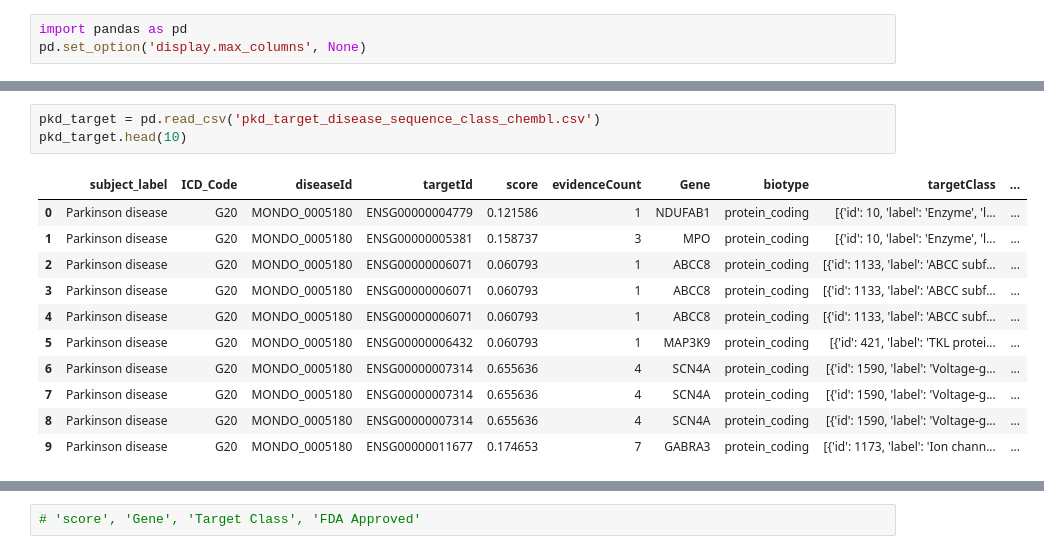
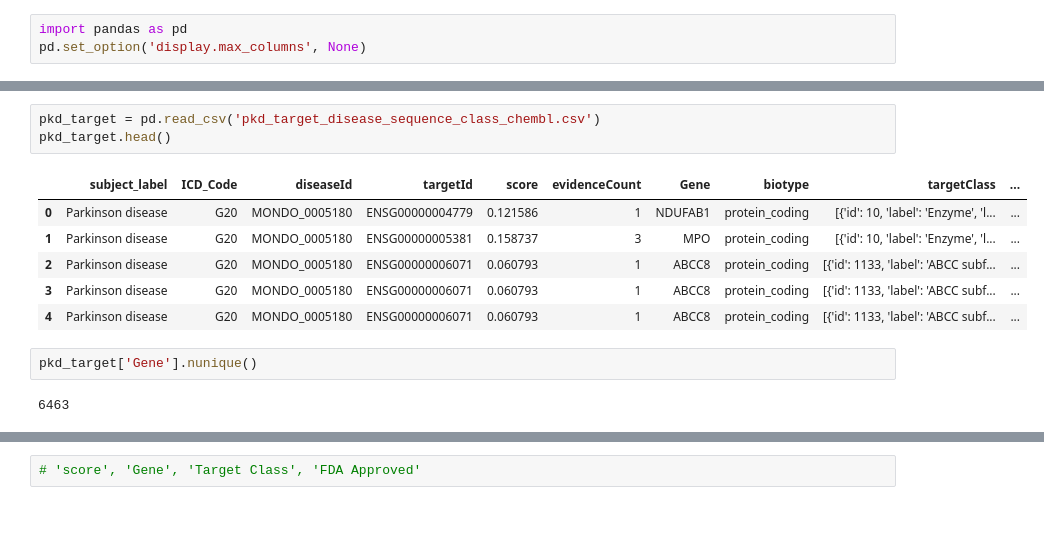
Before and after one commit to mmetalab/llm-drug-agent, a Jupyter notebook: PKDisease/pkd_target_drug_candidates.ipynb, the cells around one changed output, grey strips where cells are left out. Saved outputs shown, nothing was run; the diff lists cells and outputs as text; blank space fills up the shorter version.

```diff
--- a/PKDisease/pkd_target_drug_candidates.ipynb
+++ b/PKDisease/pkd_target_drug_candidates.ipynb
@@ -29,15 +20,14 @@ pkd_target[pkd_target['Gene'] == 'TLR9']
 # %%
 pkd_target = pd.read_csv('pkd_target_disease_sequence_class_chembl.csv')
-pkd_target.head(10)
+pkd_target.head()
 # %% [output]
 |  | subject_label | ICD_Code | diseaseId | targetId | score | evidenceCount | Gene | biotype | targetClass | ... |
 | 0 | Parkinson disease | G20 | MONDO_0005180 | ENSG00000004779 | 0.121586 | 1 | NDUFAB1 | protein_coding | [{'id': 10, 'label': 'Enzyme', 'l... | ... |
 | 1 | Parkinson disease | G20 | MONDO_0005180 | ENSG00000005381 | 0.158737 | 3 | MPO | protein_coding | [{'id': 10, 'label': 'Enzyme', 'l... | ... |
 | 2 | Parkinson disease | G20 | MONDO_0005180 | ENSG00000006071 | 0.060793 | 1 | ABCC8 | protein_coding | [{'id': 1133, 'label': 'ABCC subf... | ... |
 | 3 | Parkinson disease | G20 | MONDO_0005180 | ENSG00000006071 | 0.060793 | 1 | ABCC8 | protein_coding | [{'id': 1133, 'label': 'ABCC subf... | ... |
 | 4 | Parkinson disease | G20 | MONDO_0005180 | ENSG00000006071 | 0.060793 | 1 | ABCC8 | protein_coding | [{'id': 1133, 'label': 'ABCC subf... | ... |
-| 5 | Parkinson disease | G20 | MONDO_0005180 | ENSG00000006432 | 0.060793 | 1 | MAP3K9 | protein_coding | [{'id': 421, 'label': 'TKL protei... | ... |
-| 6 | Parkinson disease | G20 | MONDO_0005180 | ENSG00000007314 | 0.655636 | 4 | SCN4A | protein_coding | [{'id': 1590, 'label': 'Voltage-g... | ... |
-| 7 | Parkinson disease | G20 | MONDO_0005180 | ENSG00000007314 | 0.655636 | 4 | SCN4A | protein_coding | [{'id': 1590, 'label': 'Voltage-g... | ... |
-| 8 | Parkinson disease | G20 | MONDO_0005180 | ENSG00000007314 | 0.655636 | 4 | SCN4A | protein_coding | [{'id': 1590, 'label': 'Voltage-g... | ... |
-| 9 | Parkinson disease | G20 | MONDO_0005180 | ENSG00000011677 | 0.174653 | 7 | GABRA3 | protein_coding | [{'id': 1173, 'label': 'Ion chann... | ... |
+# %%
+pkd_target['Gene'].nunique()
+# %% [output]
+6463
```
Also changed, not shown: parts of 15 cells of this notebook, 2 other files.
